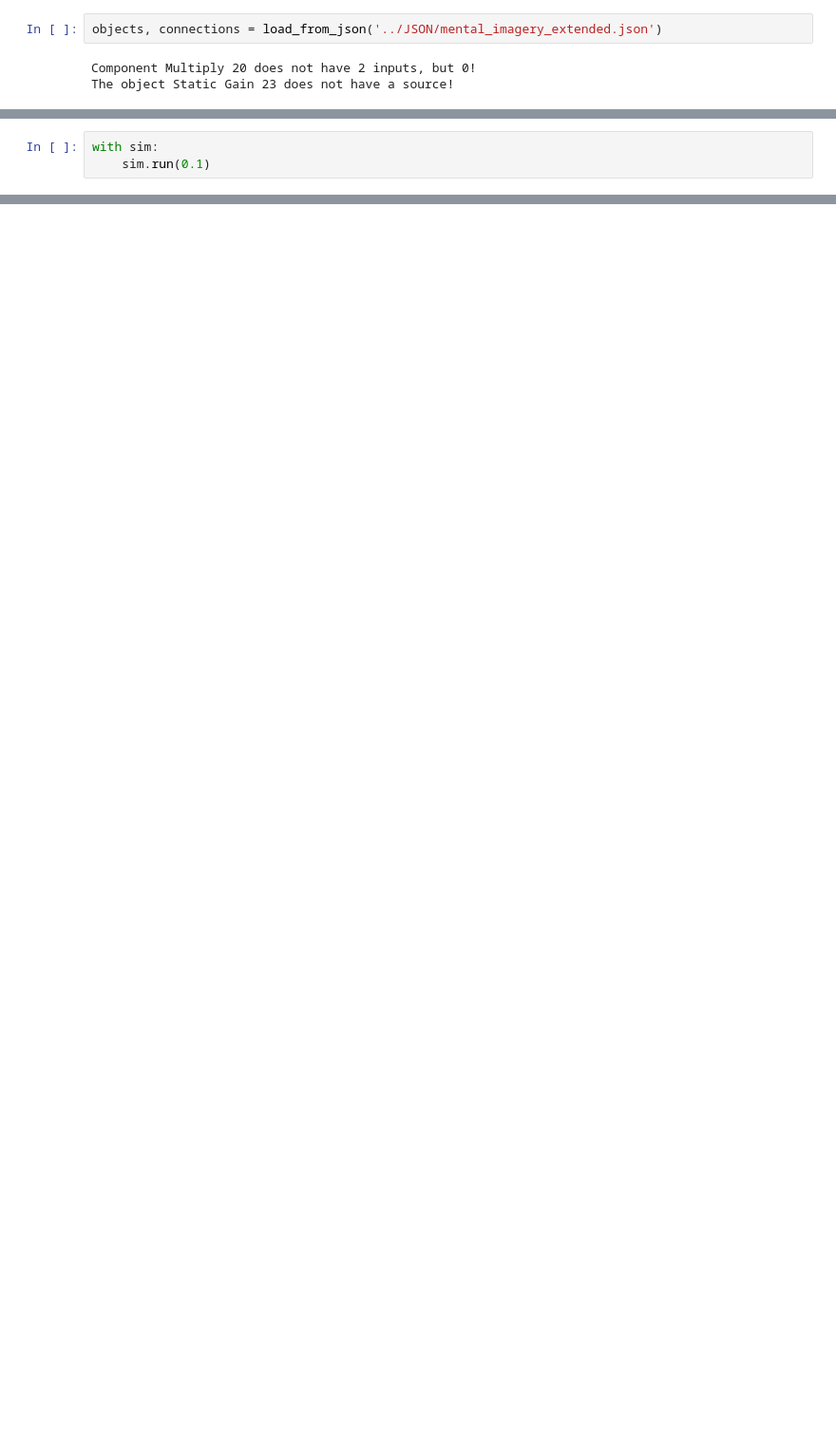
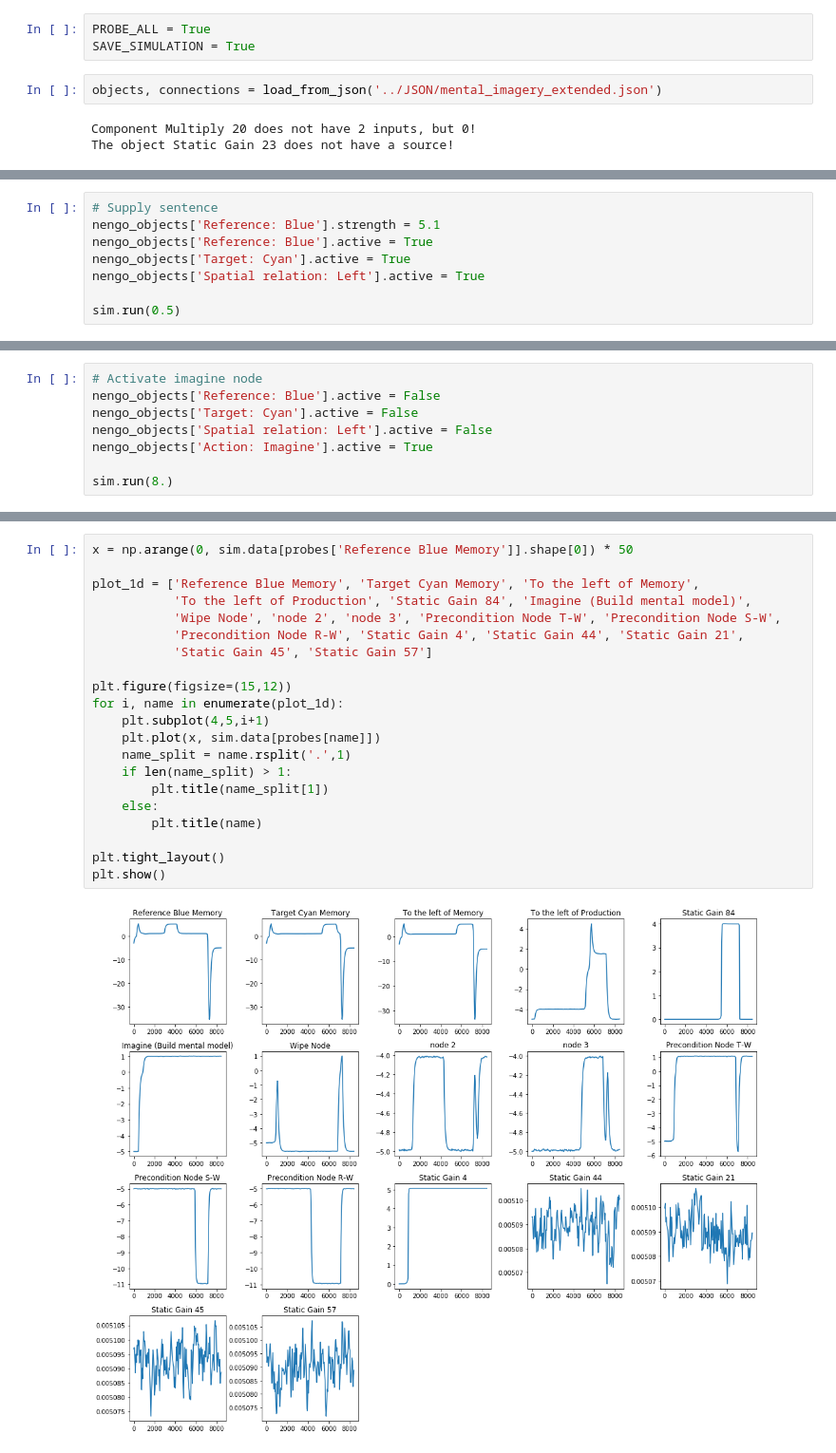
Before and after one commit to rturon/dft_in_nengo, a Jupyter notebook: notebooks/Build_spatial_reasoning_architecture.ipynb, the cells around one changed output, grey strips where cells are left out. Shown at 95% size. Saved outputs shown, nothing was run; the diff lists cells and outputs as text; blank space fills up the shorter version.

Commit message:
Test sentence working, see Build_spatial_reasoning_architecture.ipynb

```diff
--- a/notebooks/Build_spatial_reasoning_architecture.ipynb
+++ b/notebooks/Build_spatial_reasoning_architecture.ipynb
@@ -8,3 +9,6 @@ import numpy as np
+# %%
+PROBE_ALL = True
+SAVE_SIMULATION = True
 # %%
 objects, connections = load_from_json('../JSON/mental_imagery_extended.json')
 # %% [output]
@@ -34,6 +106,3 @@ sim = nengo.Simulator(model)
 # %% [output]
 HtmlProgressBar cannot be displayed. Please use the TerminalProgressBar. It can be enabled with `nengo.rc.set('progress', 'progress_bar', 'nengo.utils.progress.TerminalProgressBar')`.
 [interactive output not drawn]
-# %%
-with sim:
-    sim.run(0.1)
@@ -42,0 +109,8 @@ HtmlProgressBar cannot be displayed. Please use the TerminalProgressBar. It can
+# %%
+# Supply sentence
+nengo_objects['Reference: Blue'].strength = 5.1
+nengo_objects['Reference: Blue'].active = True
+nengo_objects['Target: Cyan'].active = True
+nengo_objects['Spatial relation: Left'].active = True
+
+sim.run(0.5)
@@ -42,0 +120,8 @@ HtmlProgressBar cannot be displayed. Please use the TerminalProgressBar. It can
+# %%
+# Activate imagine node
+nengo_objects['Reference: Blue'].active = False
+nengo_objects['Target: Cyan'].active = False
+nengo_objects['Spatial relation: Left'].active = False
+nengo_objects['Action: Imagine'].active = True
+
+sim.run(8.)
@@ -42,0 +206,23 @@ HtmlProgressBar cannot be displayed. Please use the TerminalProgressBar. It can
+# %%
+x = np.arange(0, sim.data[probes['Reference Blue Memory']].shape[0]) * 50
+
+plot_1d = ['Reference Blue Memory', 'Target Cyan Memory', 'To the left of Memory',
+           'To the left of Production', 'Static Gain 84', 'Imagine (Build mental model)',
+           'Wipe Node', 'node 2', 'node 3', 'Precondition Node T-W', 'Precondition Node S-W',
+           'Precondition Node R-W', 'Static Gain 4', 'Static Gain 44', 'Static Gain 21',
+           'Static Gain 45', 'Static Gain 57']
+
+plt.figure(figsize=(15,12))
+for i, name in enumerate(plot_1d):
+    plt.subplot(4,5,i+1)
+    plt.plot(x, sim.data[probes[name]])
+    name_split = name.rsplit('.',1)
+    if len(name_split) > 1:
+        plt.title(name_split[1])
+    else:
+        plt.title(name)
+
+plt.tight_layout()
+plt.show()
+# %% [output]
+[figure, added]
```
Also changed, not shown: parts of 46 cells of this notebook, 7 other files.
